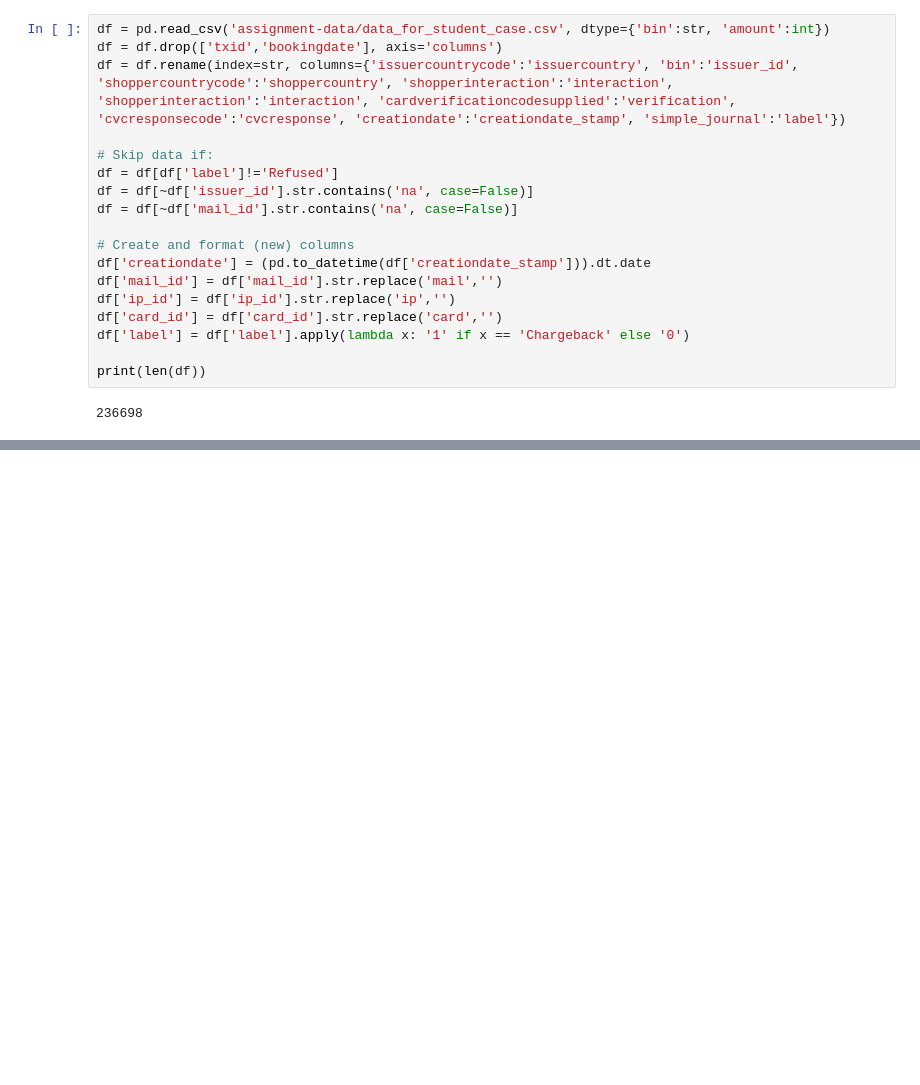
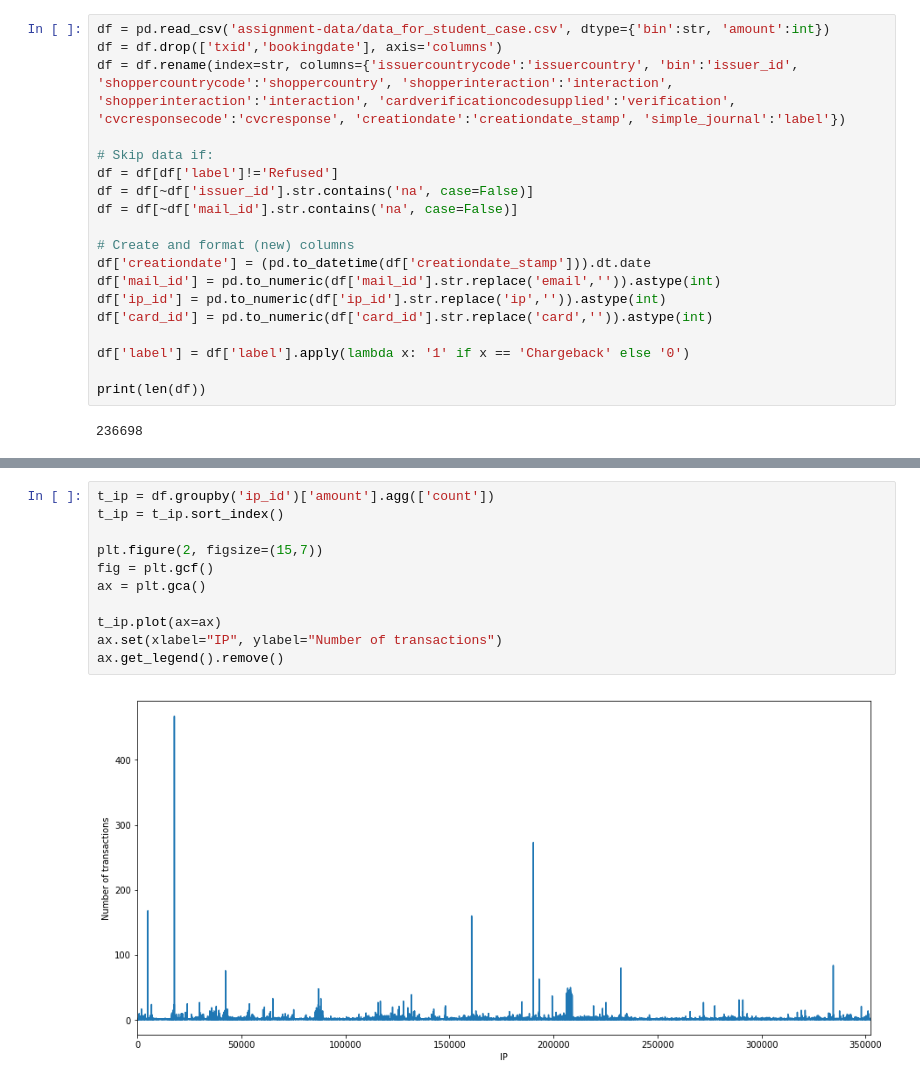
Before and after one commit to R-Graafmans/CDA_CS4035, a Jupyter notebook: Week 1 - Credit Card Fraud/Main-pandas.ipynb, the cells around one changed output, grey strips where cells are left out. Cells and saved outputs as stored; diff of their text form; blank space fills up the shorter version.

Commit message:
Parsed data to int for sorting, new plots

```diff
--- a/Week 1 - Credit Card Fraud/Main-pandas.ipynb
+++ b/Week 1 - Credit Card Fraud/Main-pandas.ipynb
@@ -25,9 +25,10 @@ df = df[~df['mail_id'].str.contains('na', case=False)]
 
 # Create and format (new) columns
 df['creationdate'] = (pd.to_datetime(df['creationdate_stamp'])).dt.date
-df['mail_id'] = df['mail_id'].str.replace('mail','')
-df['ip_id'] = df['ip_id'].str.replace('ip','')
-df['card_id'] = df['card_id'].str.replace('card','')
+df['mail_id'] = pd.to_numeric(df['mail_id'].str.replace('email','')).astype(int)
+df['ip_id'] = pd.to_numeric(df['ip_id'].str.replace('ip','')).astype(int)
+df['card_id'] = pd.to_numeric(df['card_id'].str.replace('card','')).astype(int)
+
 df['label'] = df['label'].apply(lambda x: '1' if x == 'Chargeback' else '0')
 
 print(len(df))
@@ -46,3 +48,16 @@ ax.xaxis.set_major_formatter(mdates.DateFormatter('%b %d'))
 ax.get_legend().remove()
 # %% [output]
 [figure]
+# %%
+t_ip = df.groupby('ip_id')['amount'].agg(['count'])
+t_ip = t_ip.sort_index()
+
+plt.figure(2, figsize=(15,7))
+fig = plt.gcf()
+ax = plt.gca()
+
+t_ip.plot(ax=ax)
+ax.set(xlabel="IP", ylabel="Number of transactions")
+ax.get_legend().remove()
+# %% [output]
+[figure, added]
```
Also changed, not shown: parts of 1 cell of this notebook.
